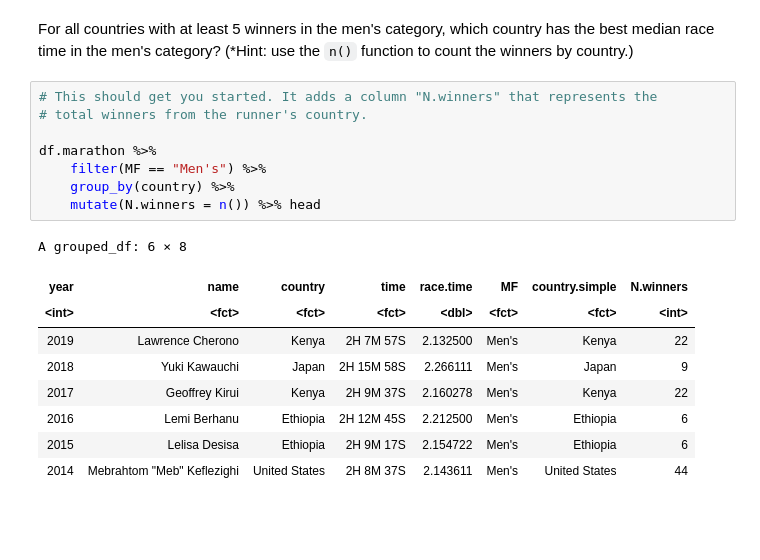
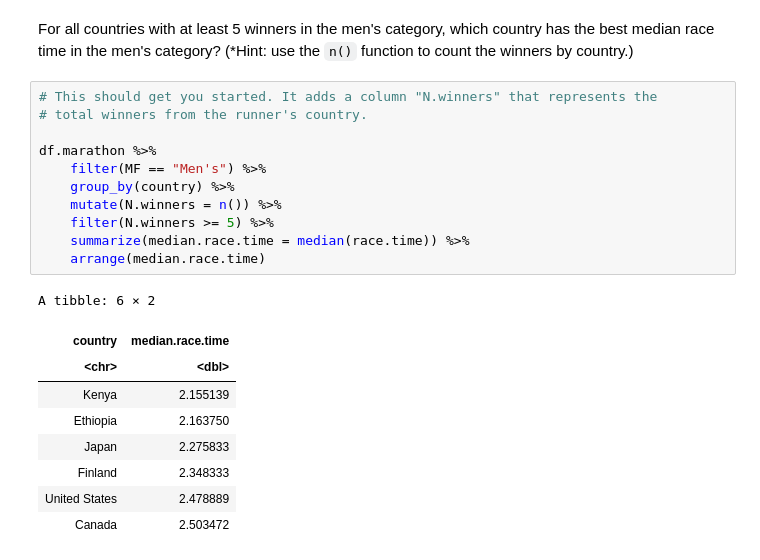
Before and after one commit to mbhatip/BIOS512-1, a Jupyter notebook: in-class-exercises/08/08_dplyr_practice.ipynb, the cells around one changed output. Saved outputs shown, nothing was run; the diff lists cells and outputs as text; blank space fills up the shorter version.

```diff
--- a/in-class-exercises/08/08_dplyr_practice.ipynb
+++ b/in-class-exercises/08/08_dplyr_practice.ipynb
@@ -76,18 +176,21 @@ For all countries with at least 5 winners in the men's category, which country h
 # %%
 # This should get you started. It adds a column "N.winners" that represents the
 # total winners from the runner's country.
 
 df.marathon %>%
     filter(MF == "Men's") %>%
     group_by(country) %>%
-    mutate(N.winners = n()) %>% head
+    mutate(N.winners = n()) %>%
+    filter(N.winners >= 5) %>%
+    summarize(median.race.time = median(race.time)) %>%
+    arrange(median.race.time)
 # %% [output]
-A grouped_df: 6 × 8
+A tibble: 6 × 2
-| year | name | country | time | race.time | MF | country.simple | N.winners |
-| <int> | <fct> | <fct> | <fct> | <dbl> | <fct> | <fct> | <int> |
-| 2019 | Lawrence Cherono | Kenya | 2H 7M 57S | 2.132500 | Men's | Kenya | 22 |
-| 2018 | Yuki Kawauchi | Japan | 2H 15M 58S | 2.266111 | Men's | Japan | 9 |
-| 2017 | Geoffrey Kirui | Kenya | 2H 9M 37S | 2.160278 | Men's | Kenya | 22 |
-| 2016 | Lemi Berhanu | Ethiopia | 2H 12M 45S | 2.212500 | Men's | Ethiopia | 6 |
-| 2015 | Lelisa Desisa | Ethiopia | 2H 9M 17S | 2.154722 | Men's | Ethiopia | 6 |
-| 2014 | Mebrahtom "Meb" Keflezighi | United States | 2H 8M 37S | 2.143611 | Men's | United States | 44 |
+| country | median.race.time |
+| <chr> | <dbl> |
+| Kenya | 2.155139 |
+| Ethiopia | 2.163750 |
+| Japan | 2.275833 |
+| Finland | 2.348333 |
+| United States | 2.478889 |
+| Canada | 2.503472 |
```
Also changed, not shown: parts of 10 cells of this notebook, 3 other files.
